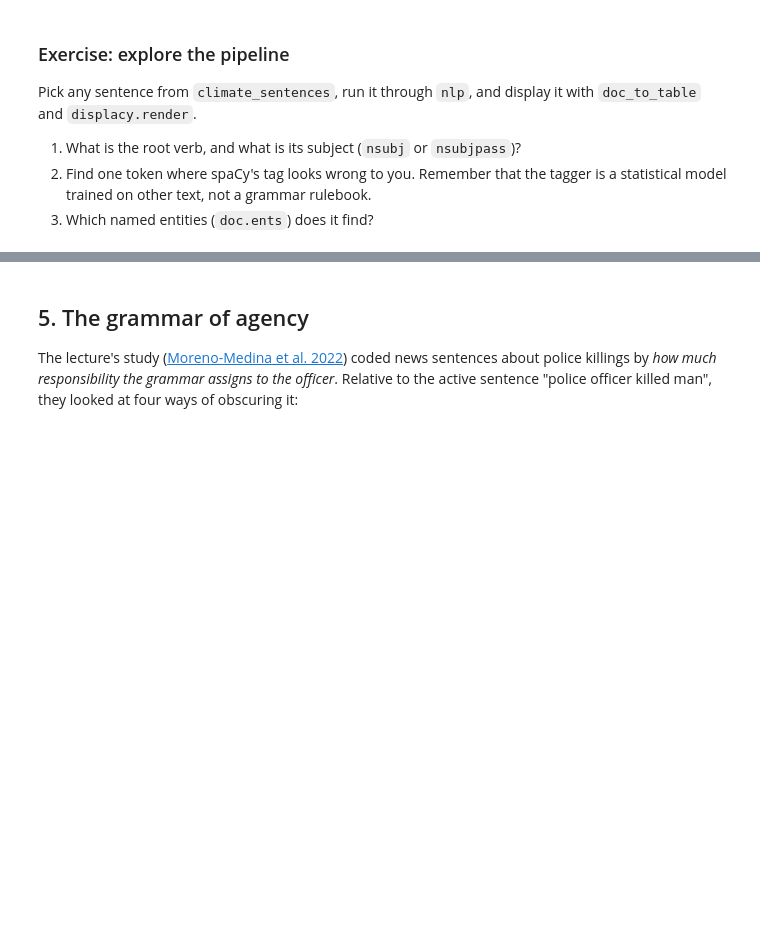
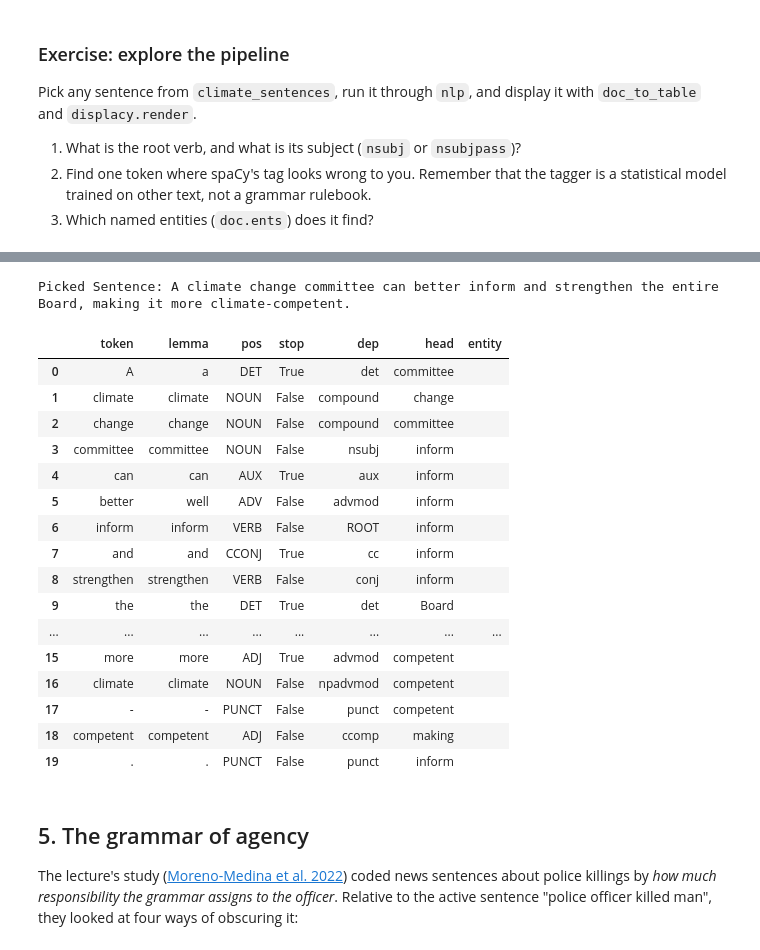
Before and after one commit to chipreshu1-ui/QM2_, a Jupyter notebook: notebooks/W04. Natural Language Processing.ipynb, the cells around one changed output, grey strips where cells are left out. Drawn from its saved outputs; the diff is of its cells as text; code cells hidden in the pictures; blank space fills up the shorter version.

```diff
--- a/notebooks/W04. Natural Language Processing.ipynb
+++ b/notebooks/W04. Natural Language Processing.ipynb
@@ -254,3 +294,32 @@ Pick any sentence from `climate_sentences`, run it through `nlp`, and display it
+# %%
+# 1. Pick one sentence (e.g., the first one at index 0)
+single_sentence = climate_sentences[15]
+print("Picked Sentence:", single_sentence)
+
+# 2. Process it through the spaCy pipeline
+doc_single = nlp(single_sentence)
+
+# 3. Display all the words (tokens) and their details in a table
+doc_to_table(doc_single)
+# %% [output]
+Picked Sentence: A climate change committee can better inform and strengthen the entire Board, making it more climate-competent.
+|  | token | lemma | pos | stop | dep | head | entity |
+| 0 | A | a | DET | True | det | committee |  |
+| 1 | climate | climate | NOUN | False | compound | change |  |
+| 2 | change | change | NOUN | False | compound | committee |  |
+| 3 | committee | committee | NOUN | False | nsubj | inform |  |
+| 4 | can | can | AUX | True | aux | inform |  |
+| 5 | better | well | ADV | False | advmod | inform |  |
+| 6 | inform | inform | VERB | False | ROOT | inform |  |
+| 7 | and | and | CCONJ | True | cc | inform |  |
+| 8 | strengthen | strengthen | VERB | False | conj | inform |  |
+| 9 | the | the | DET | True | det | Board |  |
+| ... | ... | ... | ... | ... | ... | ... | ... |
+| 15 | more | more | ADJ | True | advmod | competent |  |
+| 16 | climate | climate | NOUN | False | npadvmod | competent |  |
+| 17 | - | - | PUNCT | False | punct | competent |  |
+| 18 | competent | competent | ADJ | False | ccomp | making |  |
+| 19 | . | . | PUNCT | False | punct | inform |  |
 # %% [markdown]
 ## 5. The grammar of agency
 
```
Also changed, not shown: parts of 9 cells of this notebook.
